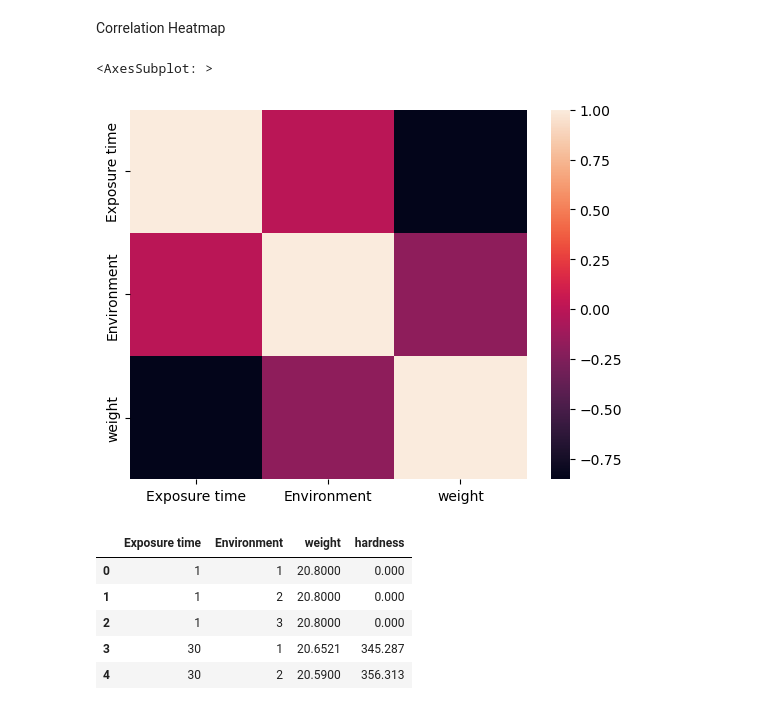
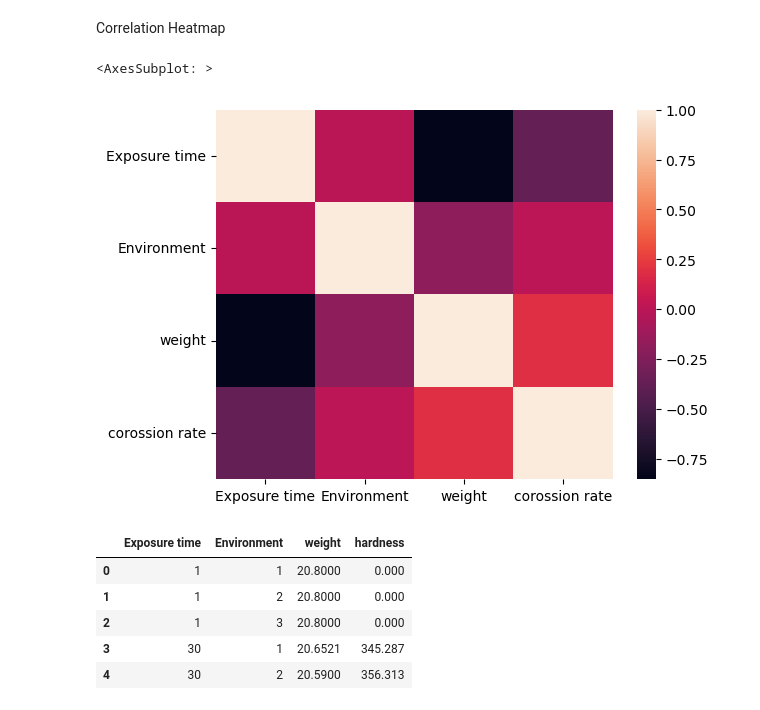
Before and after one commit to iretex/research, a Jupyter notebook: EDA.ipynb, the cells around one changed output. Drawn from its saved outputs; the diff is of its cells as text; code cells hidden in the pictures.

Commit message:
included target in correlation plot

```diff
--- a/EDA.ipynb
+++ b/EDA.ipynb
@@ -42,12 +42,13 @@ plt.show()
 # %% [markdown]
 Correlation Heatmap
 # %%
-corr = df.select_dtypes('number').drop(columns=df.columns[-1]).corr()
+# corr = df.select_dtypes('number').drop(columns=df.columns[-1]).corr()
+corr = df.select_dtypes('number').corr()
 
 sns.heatmap(corr)
 # %% [output]
 <AxesSubplot: >
-[figure, old version]
+[figure, new version]
 # %%
 df_2 = pd.read_excel("data/2.xlsx", skiprows=1)
 
```
Also changed, not shown: parts of 1 cell of this notebook, 2 other files.
